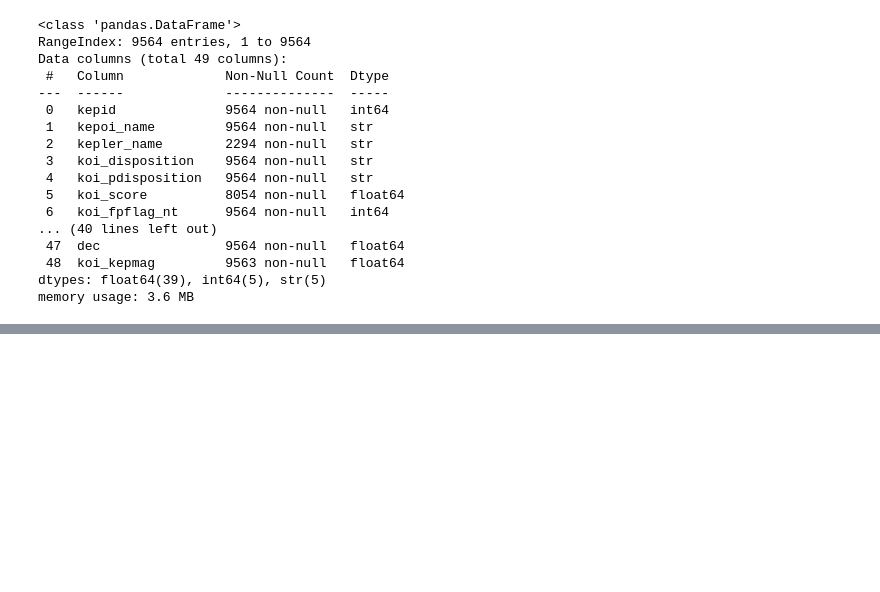
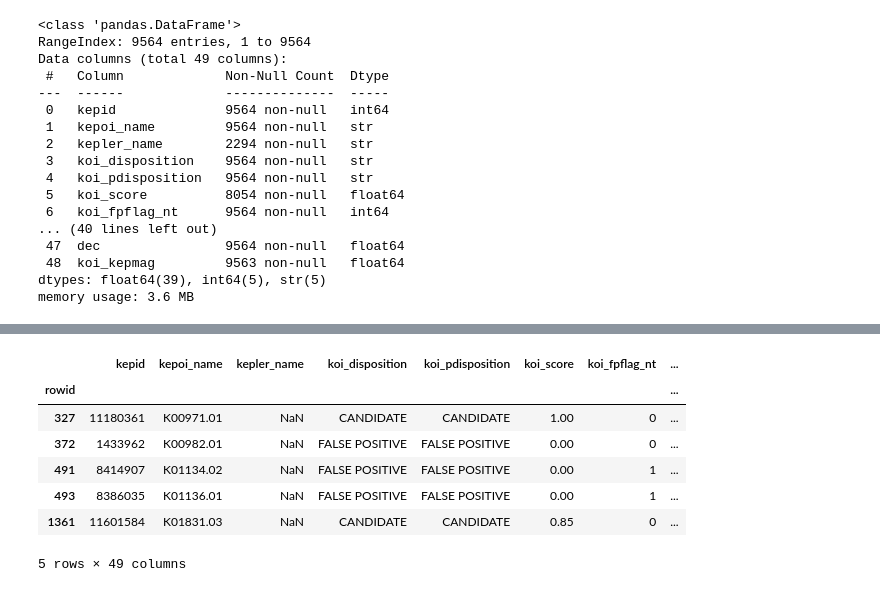
Before and after one commit to DawoodAhmadAnalyst/Keppler-Exoplanet-Search, a Jupyter notebook: test.ipynb, the cells around one changed output, grey strips where cells are left out. Saved outputs shown, nothing was run; the diff lists cells and outputs as text; code cells hidden in the pictures; blank space fills up the shorter version.

```diff
--- a/test.ipynb
+++ b/test.ipynb
@@ -48,0 +59,11 @@ plt.show()
+# %%
+df[df['koi_period_err1'].isna()&~df['koi_score'].isna()].head()
+# %% [output]
+|  | kepid | kepoi_name | kepler_name | koi_disposition | koi_pdisposition | koi_score | koi_fpflag_nt | ... |
+| rowid |  |  |  |  |  |  |  | ... |
+| 327 | 11180361 | K00971.01 | NaN | CANDIDATE | CANDIDATE | 1.00 | 0 | ... |
+| 372 | 1433962 | K00982.01 | NaN | FALSE POSITIVE | FALSE POSITIVE | 0.00 | 0 | ... |
+| 491 | 8414907 | K01134.02 | NaN | FALSE POSITIVE | FALSE POSITIVE | 0.00 | 1 | ... |
+| 493 | 8386035 | K01136.01 | NaN | FALSE POSITIVE | FALSE POSITIVE | 0.00 | 1 | ... |
+| 1361 | 11601584 | K01831.03 | NaN | CANDIDATE | CANDIDATE | 0.85 | 0 | ... |
+5 rows × 49 columns
```
Also changed, not shown: parts of 5 cells of this notebook.
